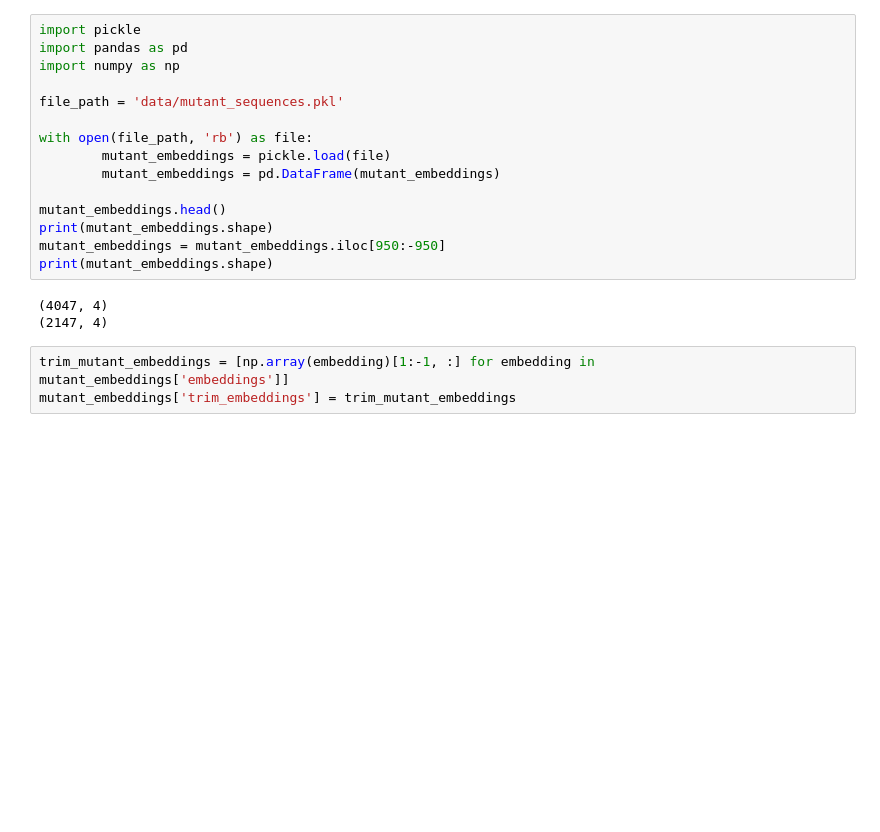
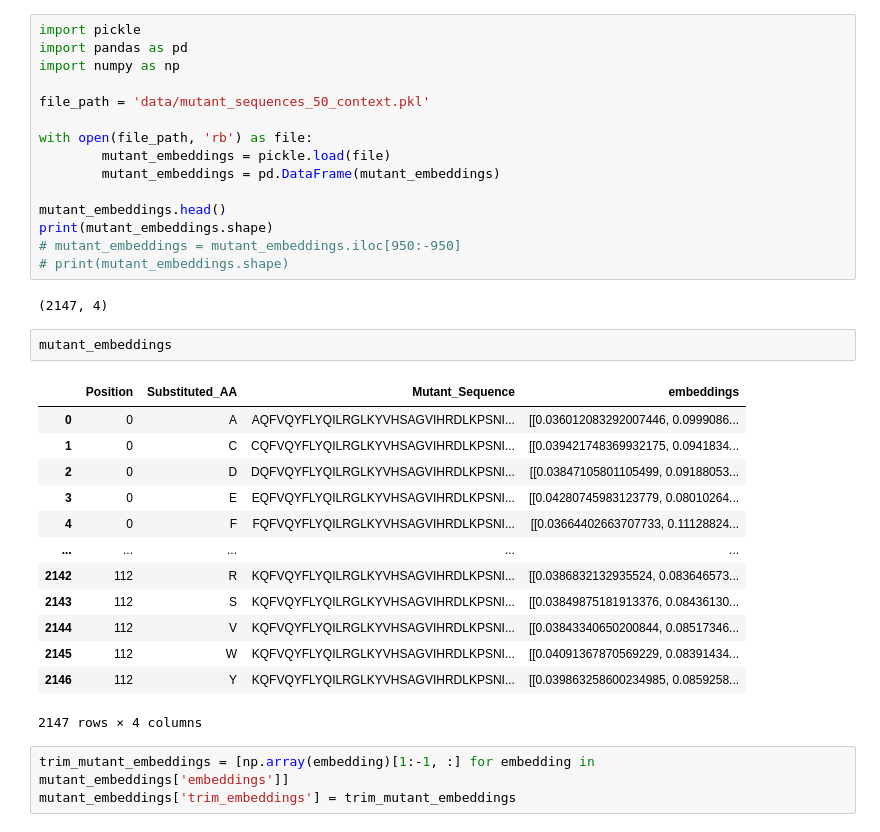
Before and after one commit to gustavoschewinski/tuning-protein, a Jupyter notebook: 6. mutations.ipynb, the cells around one changed output. Cells and saved outputs as stored; diff of their text form; blank space fills up the shorter version.

```diff
--- a/6. mutations.ipynb
+++ b/6. mutations.ipynb
@@ -3,7 +3,7 @@ import pickle
 import pandas as pd
 import numpy as np
 
-file_path = 'data/mutant_sequences.pkl'
+file_path = 'data/mutant_sequences_50_context.pkl'
 
 with open(file_path, 'rb') as file:
         mutant_embeddings = pickle.load(file)
@@ -11,11 +11,26 @@ with open(file_path, 'rb') as file:
 
 mutant_embeddings.head()
 print(mutant_embeddings.shape)
-mutant_embeddings = mutant_embeddings.iloc[950:-950]
-print(mutant_embeddings.shape)
+# mutant_embeddings = mutant_embeddings.iloc[950:-950]
+# print(mutant_embeddings.shape)
 # %% [output]
-(4047, 4)
 (2147, 4)
+# %%
+mutant_embeddings
+# %% [output]
+|  | Position | Substituted_AA | Mutant_Sequence | embeddings |
+| 0 | 0 | A | AQFVQYFLYQILRGLKYVHSAGVIHRDLKPSNI... | [[0.036012083292007446, 0.0999086... |
+| 1 | 0 | C | CQFVQYFLYQILRGLKYVHSAGVIHRDLKPSNI... | [[0.039421748369932175, 0.0941834... |
+| 2 | 0 | D | DQFVQYFLYQILRGLKYVHSAGVIHRDLKPSNI... | [[0.03847105801105499, 0.09188053... |
+| 3 | 0 | E | EQFVQYFLYQILRGLKYVHSAGVIHRDLKPSNI... | [[0.04280745983123779, 0.08010264... |
+| 4 | 0 | F | FQFVQYFLYQILRGLKYVHSAGVIHRDLKPSNI... | [[0.03664402663707733, 0.11128824... |
+| ... | ... | ... | ... | ... |
+| 2142 | 112 | R | KQFVQYFLYQILRGLKYVHSAGVIHRDLKPSNI... | [[0.0386832132935524, 0.083646573... |
+| 2143 | 112 | S | KQFVQYFLYQILRGLKYVHSAGVIHRDLKPSNI... | [[0.03849875181913376, 0.08436130... |
+| 2144 | 112 | V | KQFVQYFLYQILRGLKYVHSAGVIHRDLKPSNI... | [[0.03843340650200844, 0.08517346... |
+| 2145 | 112 | W | KQFVQYFLYQILRGLKYVHSAGVIHRDLKPSNI... | [[0.04091367870569229, 0.08391434... |
+| 2146 | 112 | Y | KQFVQYFLYQILRGLKYVHSAGVIHRDLKPSNI... | [[0.039863258600234985, 0.0859258... |
+2147 rows × 4 columns
 # %%
 trim_mutant_embeddings = [np.array(embedding)[1:-1, :] for embedding in mutant_embeddings['embeddings']]
 mutant_embeddings['trim_embeddings'] = trim_mutant_embeddings
```
Also changed, not shown: parts of 15 cells of this notebook.
